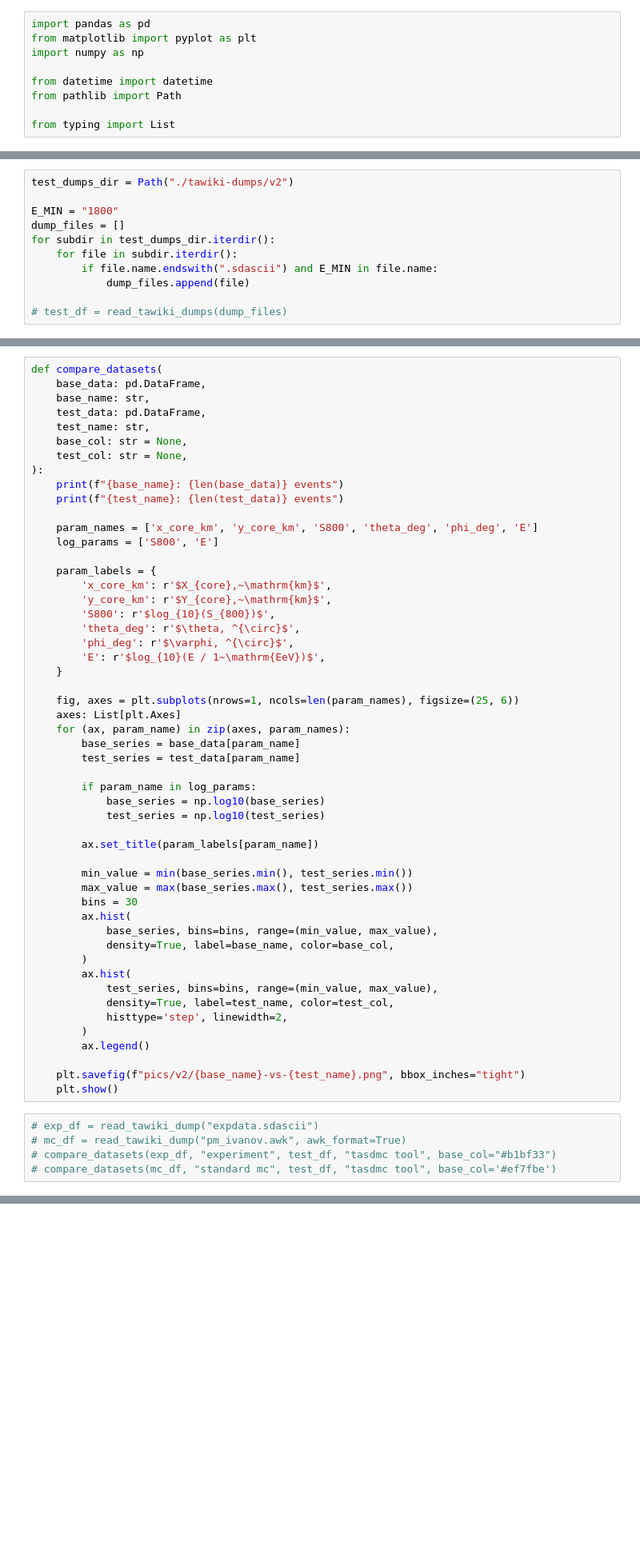
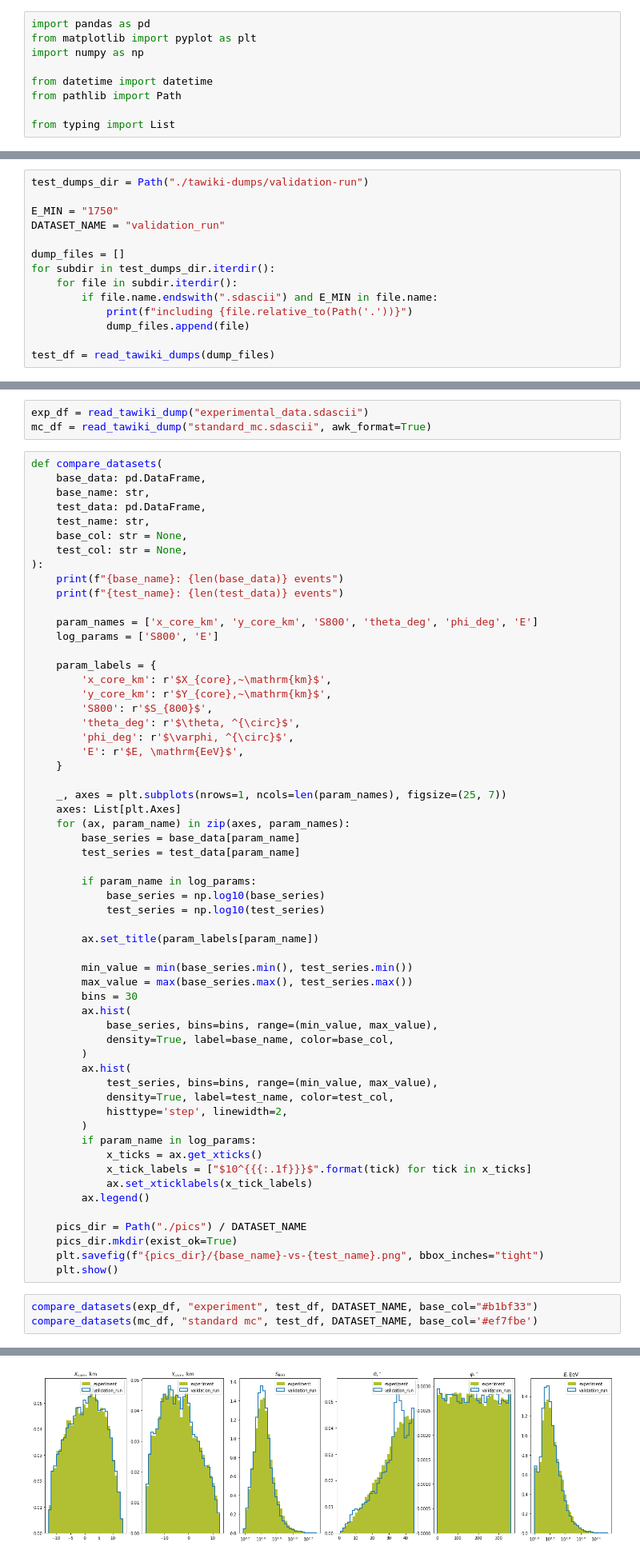
Before and after one commit to nj-vs-vh/ta-misc, a Jupyter notebook: histograms-basic.ipynb, the cells around one changed output, grey strips where cells are left out. Shown at 80% size. Saved outputs shown, nothing was run; the diff lists cells and outputs as text; blank space fills up the shorter version.

Commit message:
validation run visu

```diff
--- a/histograms-basic.ipynb
+++ b/histograms-basic.ipynb
@@ -34,13 +34,16 @@ def read_tawiki_dump(f: Path, awk_format: bool = False) -> pd.DataFrame:
 def read_tawiki_dumps(paths: List[Path]) -> pd.DataFrame:
     return pd.concat([read_tawiki_dump(p) for p in paths], ignore_index=True)
 # %%
-test_dumps_dir = Path("./tawiki-dumps/v2")
+test_dumps_dir = Path("./tawiki-dumps/validation-run")
 
-E_MIN = "1800"
+E_MIN = "1750"
+DATASET_NAME = "validation_run"
+
 dump_files = []
 for subdir in test_dumps_dir.iterdir():
     for file in subdir.iterdir():
         if file.name.endswith(".sdascii") and E_MIN in file.name:
+            print(f"including {file.relative_to(Path('.'))}")
             dump_files.append(file)
 
-# test_df = read_tawiki_dumps(dump_files)
+test_df = read_tawiki_dumps(dump_files)
@@ -47,3 +53,6 @@ for subdir in test_dumps_dir.iterdir():
+# %%
+exp_df = read_tawiki_dump("experimental_data.sdascii")
+mc_df = read_tawiki_dump("standard_mc.sdascii", awk_format=True)
 # %%
 def compare_datasets(
     base_data: pd.DataFrame,
@@ -62,13 +71,13 @@ def compare_datasets(
     param_labels = {
         'x_core_km': r'$X_{core},~\mathrm{km}$',
         'y_core_km': r'$Y_{core},~\mathrm{km}$',
-        'S800': r'$log_{10}(S_{800})$',
+        'S800': r'$S_{800}$',
         'theta_deg': r'$\theta, ^{\circ}$',
         'phi_deg': r'$\varphi, ^{\circ}$',
-        'E': r'$log_{10}(E / 1~\mathrm{EeV})$',
+        'E': r'$E, \mathrm{EeV}$',
     }
 
-    fig, axes = plt.subplots(nrows=1, ncols=len(param_names), figsize=(25, 6))
+    _, axes = plt.subplots(nrows=1, ncols=len(param_names), figsize=(25, 7))
     axes: List[plt.Axes]
     for (ax, param_name) in zip(axes, param_names):
         base_series = base_data[param_name]
@@ -92,12 +101,17 @@ def compare_datasets(
             density=True, label=test_name, color=test_col,
             histtype='step', linewidth=2,
         )
+        if param_name in log_params:
+            x_ticks = ax.get_xticks()
+            x_tick_labels = ["$10^{{{:.1f}}}$".format(tick) for tick in x_ticks]
+            ax.set_xticklabels(x_tick_labels)
         ax.legend()
 
-    plt.savefig(f"pics/v2/{base_name}-vs-{test_name}.png", bbox_inches="tight")
+    pics_dir = Path("./pics") / DATASET_NAME
+    pics_dir.mkdir(exist_ok=True)
+    plt.savefig(f"{pics_dir}/{base_name}-vs-{test_name}.png", bbox_inches="tight")
     plt.show()
 # %%
-# exp_df = read_tawiki_dump("expdata.sdascii")
-# mc_df = read_tawiki_dump("pm_ivanov.awk", awk_format=True)
-# compare_datasets(exp_df, "experiment", test_df, "tasdmc tool", base_col="#b1bf33")
-# compare_datasets(mc_df, "standard mc", test_df, "tasdmc tool", base_col='#ef7fbe')
+compare_datasets(exp_df, "experiment", test_df, DATASET_NAME, base_col="#b1bf33")
+compare_datasets(mc_df, "standard mc", test_df, DATASET_NAME, base_col='#ef7fbe')
+# %% [output]
@@ -103,0 +120 @@ def compare_datasets(
+[figure, added]
```
Also changed, not shown: parts of 6 cells of this notebook, 2 other files.
